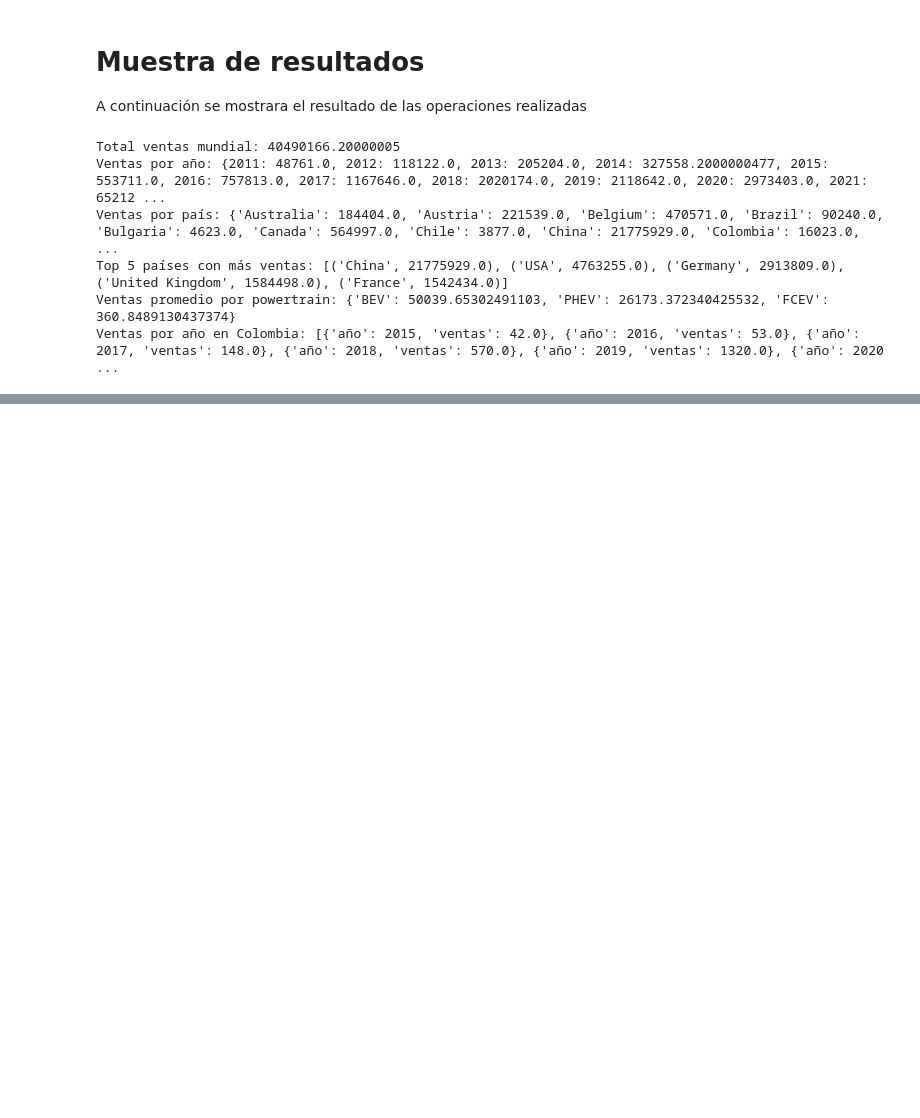
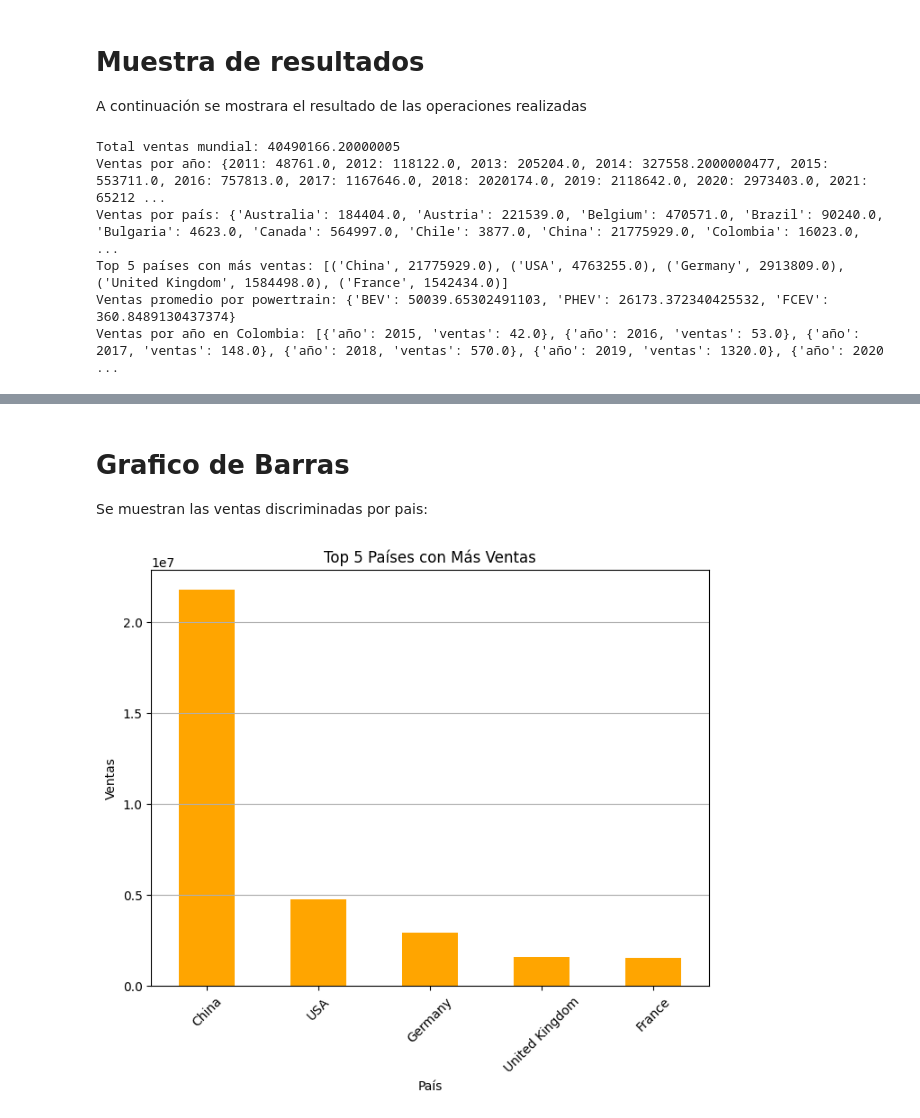
Before and after one commit to alejandrocanadas/Trabajo-Analisis-de-Datos, a Jupyter notebook: Code/DataAnalysis.ipynb, the cells around one changed output, grey strips where cells are left out. Drawn from its saved outputs; the diff is of its cells as text; code cells hidden in the pictures; blank space fills up the shorter version.

```diff
--- a/Code/DataAnalysis.ipynb
+++ b/Code/DataAnalysis.ipynb
@@ -150,0 +167,16 @@ Ventas por año en Colombia: [{'año': 2015, 'ventas': 42.0}, {'año': 2016, 've
+# %% [markdown]
+# Grafico de Barras
+Se muestran las ventas discriminadas por pais:
+# %%
+top = top_paises(ventas_filtradas)
+paises_top = pd.Series(dict(top)).sort_values(ascending=False)
+plt.figure(figsize=(8,6))
+paises_top.plot(kind='bar', color='orange')
+plt.title('Top 5 Países con Más Ventas')
+plt.xlabel('País')
+plt.ylabel('Ventas')
+plt.xticks(rotation=45)
+plt.grid(axis='y')
+plt.show()
+# %% [output]
+[figure, added]
```
Also changed, not shown: parts of 9 cells of this notebook.
